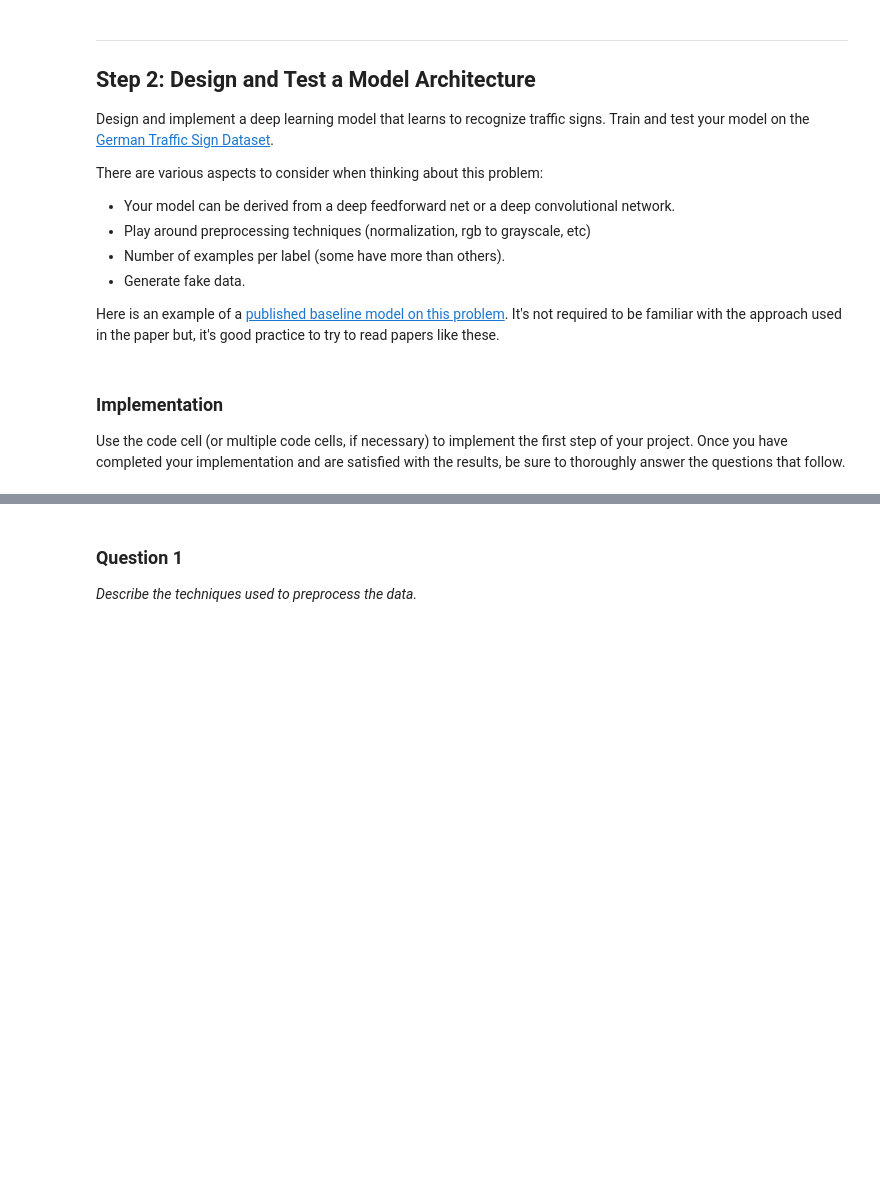
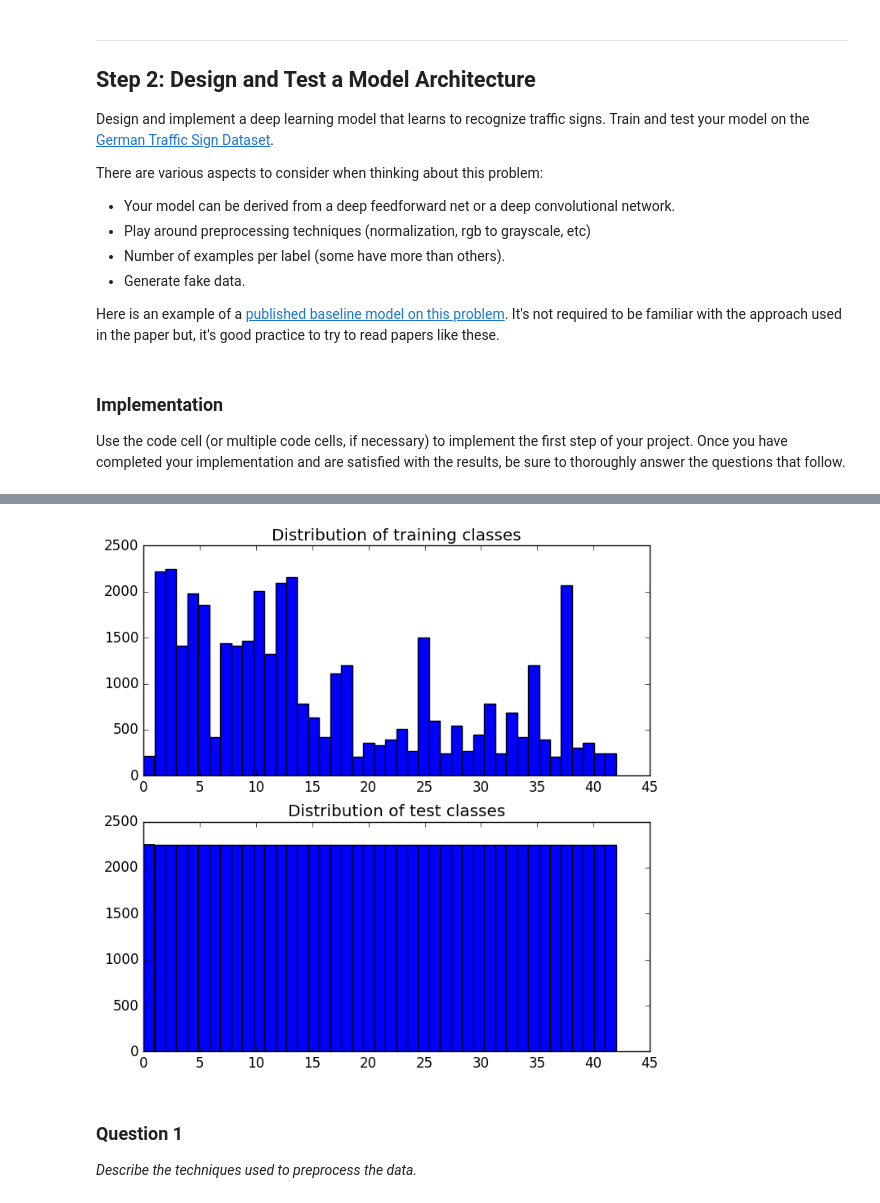
Before and after one commit to soon-yau/SDCND_Term1, a Jupyter notebook: traffic-signs/Traffic_Signs_Recognition.ipynb, the cells around one changed output, grey strips where cells are left out. Drawn from its saved outputs; the diff is of its cells as text; code cells hidden in the pictures; blank space fills up the shorter version.

```diff
--- a/traffic-signs/Traffic_Signs_Recognition.ipynb
+++ b/traffic-signs/Traffic_Signs_Recognition.ipynb
@@ -77,18 +111,21 @@ print("Number of classes =", n_classes)
 ### Data exploration visualization goes here.
 ### Feel free to use as many code cells as needed.
 %matplotlib inline
-plt.rcParams['figure.figsize'] = (64, 64) # set default size of plots
+examples_per_class=7
+n_classes_display=43
+plt.rcParams['figure.figsize'] = (examples_per_class, 1.5*n_classes_display) # set default size of plots
 plt.rcParams['image.interpolation'] = 'nearest'
 plt.rcParams['image.cmap'] = 'gray'
+plt.rcParams['font.size']=12
 
-examples_per_class=10
-n_classes_display=10
-classes_start=33  # choose the range of image classes to display
-for cls_idx, cls in enumerate(range(classes_start,classes_start+n_classes_display)):
-    idxs = np.where((y_train == cls))[0]
+# Choice random test images to display
+for cls in range(n_classes_display):
+    idxs = np.where((y_test == cls))[0]
     idxs = np.random.choice(idxs, examples_per_class, replace=False)
     for i, idx in enumerate(idxs):
-        plt.subplot(n_classes_display, examples_per_class, cls_idx * examples_per_class + i +1)
-        plt.imshow(X_train[idx].astype('uint8'))
+        plt.subplot(n_classes_display, examples_per_class, cls * examples_per_class + i +1)
+        plt.imshow(X_test[idx].astype('uint8'))
         plt.axis('off')
+        if(i==0):
+            plt.title(str(cls)+' '+signname[cls])
 # %% [output]
@@ -140,0 +152,41 @@ for cls in range(n_classes):
+# %%
+## Generate extra images to balance the dataset distribution among classes
+
+# Look at distibution of classes
+hist,bin_edges=np.histogram(y_train, n_classes)
+
+# add extra samples to make the balance the distribution
+extra_samples=(max(hist)-hist)
+total_extra_samples=np.sum(extra_samples)
+X_train_extra=np.empty((total_extra_samples,32,32,3))
+y_train_extra=np.empty((total_extra_samples))
+i=0
+for cls in range(n_classes):
+    class_samples= X_train[y_train==cls]
+    #jitter_per_sample=int(math.ceil(extra_samples[cls]/float(len(class_samples))))
+    #print(cls,extra_samples[cls],len(class_samples),jitter_per_sample)
+    n=len(class_samples)
+    for _ in range(extra_samples[cls]):
+        original=class_samples[int(np.random.uniform()*n)]
+        #copy=transform_image(original,10,5,5)
+        copy=original
+        X_train_extra[i,:,:,:]=copy#np.reshape(copy,(1,32,32,3))
+        y_train_extra[i]=np.array([cls])
+        i+=1
+
+X_train_extra=np.vstack((X_train, X_train_extra))
+y_train_extra=np.hstack((y_train, np.array(y_train_extra)))
+
+# set default size of plots
+plt.figure()
+plt.rcParams['figure.figsize'] = (1, 1)
+plt.rcParams['font.size']=12
+plt.subplot(2,1,1)
+plt.hist(y_train,n_classes)
+plt.title("Distribution of training classes")
+plt.subplot(2,1,2)
+plt.hist(y_train_extra,n_classes)
+plt.title("Distribution of test classes")
+plt.show()
+# %% [output]
+[figure, added]
```
Also changed, not shown: parts of 36 cells of this notebook, 12 other files.
